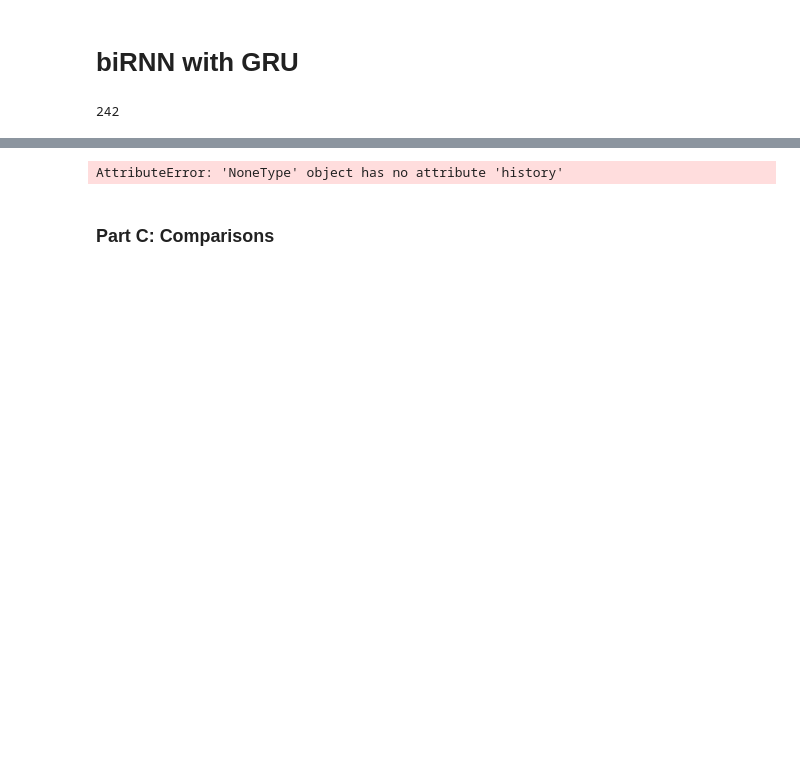
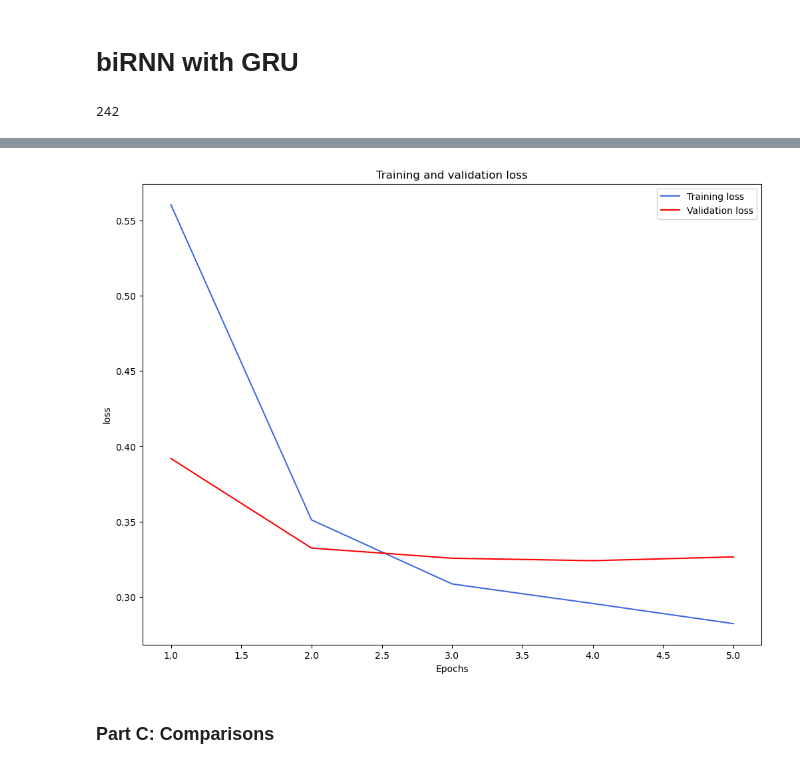
Before and after one commit to GwgwP/AI-Projects, a Jupyter notebook: secondProject/second_project.ipynb, the cells around one changed output, grey strips where cells are left out. Drawn from its saved outputs; the diff is of its cells as text; code cells hidden in the pictures; blank space fills up the shorter version.

```diff
--- a/secondProject/second_project.ipynb
+++ b/secondProject/second_project.ipynb
@@ -77,7 +77,7 @@ def calculate_ig(classes_vector, feature):
 # %% [markdown]
 # Vocabulary
 # %%
-def create_vocabulary(x_train,y_train, n, k, m, l):
+def create_vocabulary(x_train,y_train, n, k, l):
     words_frequency_dict = dict()
 
     for review in x_train:
@@ -92,8 +92,6 @@ def create_vocabulary(x_train,y_train, n, k, m, l):
     # Remove specific words from the dictionary
     for special_word in ['[bos]', '[pad]', '[oov]']:
         words_frequency_dict.pop(special_word, None)
-
-
 
     # Sort words based on their frequency in descending order
     remaining_words = sorted(words_frequency_dict.items(), key=lambda x: x[1], reverse=True)
@@ -630,7 +623,7 @@ def make_comparisons(nbc_metrics, nb_metrics, train_sizes, n_splits=5, counter=1
 # Training & Testing
 # %%
 x_train, y_train, x_test, y_test = data_fetch()
-vocabulary = create_vocabulary(x_train,y_train, 50, 85000, 2500, 1000)
+vocabulary = create_vocabulary(x_train,y_train, 50, 85000, 1000)
 x_train_binary = vectorize_examples(vocabulary, x_train)
 x_test_binary = vectorize_examples(vocabulary, x_test)
 # %% [markdown]
@@ -1184,7 +1128,7 @@ report_BiGRU_RNN = (training_accuracy_list_rnn, testing_accuracy_list_rnn,
 # %%
 # Loss curves of RNN
-rnn = RNN(vectorizer=vectorizer,  emb_size=64, h_size=64,num_layers=1, epochs=1, verbose=1, batch_size=32)
-this = rnn.fit(x_train, y_train)
+rnn = RNN(vectorizer=vectorizer,  emb_size=64, h_size=64,num_layers=1, epochs=5, verbose=1, batch_size=32)
+this = rnn.fit(x_train, y_train, validation_split=0.2)
 
 loss_plot(this)
 # %% [output]
@@ -1192,4 +1145,4 @@ loss_plot(this)
-AttributeError: 'NoneType' object has no attribute 'history'
+[figure, added]
 # %% [markdown]
 ### Part C: Comparisons
 # %% [markdown]
```
Also changed, not shown: parts of 12 cells of this notebook.
